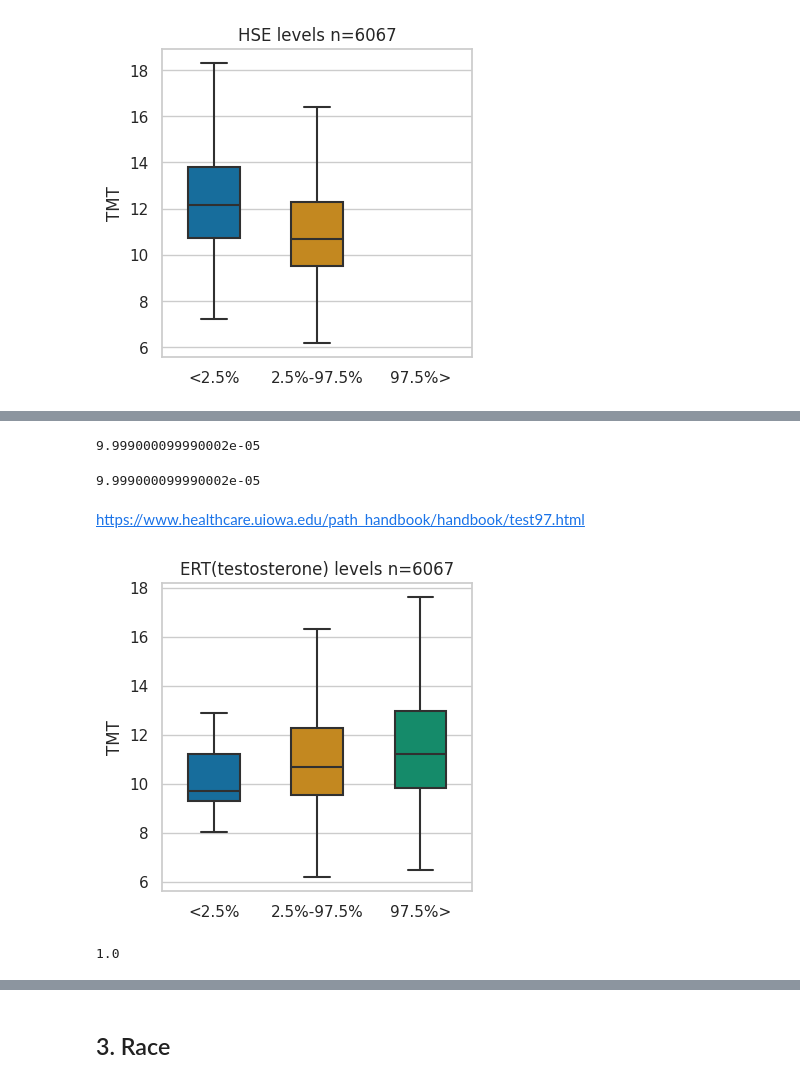
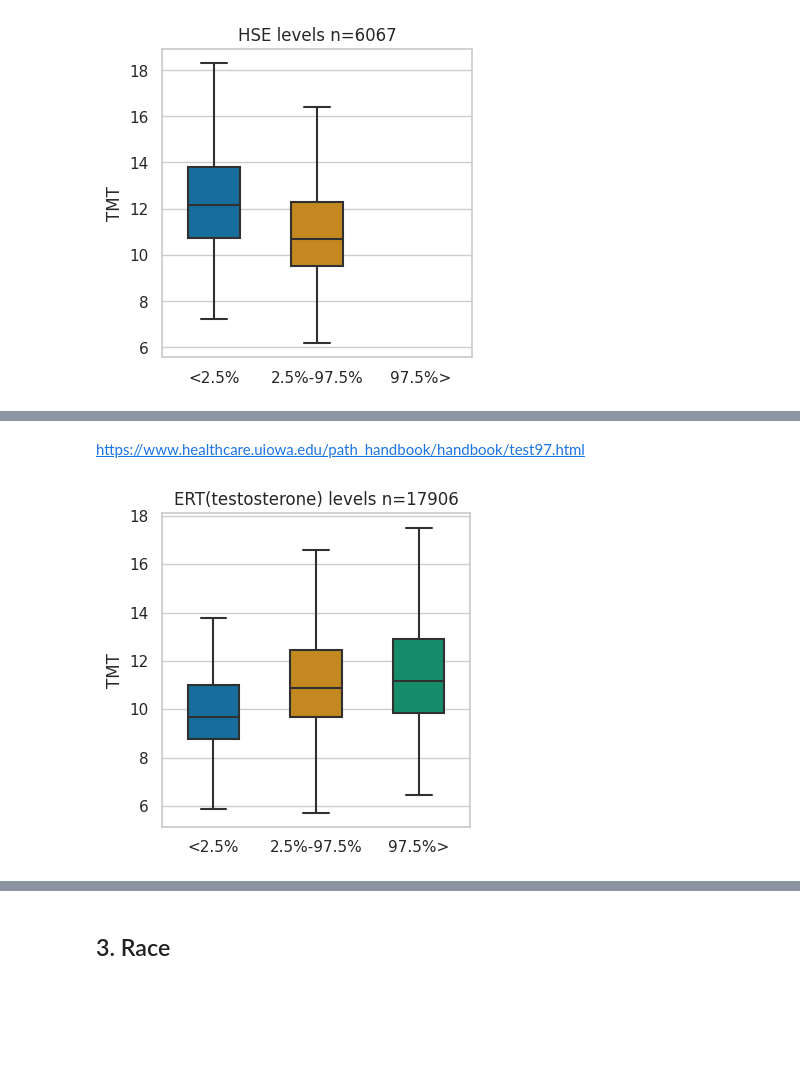
Before and after one commit to AIM-KannLab/itmt, a Jupyter notebook: ABCD-plots.ipynb, the cells around one changed output, grey strips where cells are left out. Cells and saved outputs as stored; diff of their text form; code cells hidden in the pictures; blank space fills up the shorter version.

```diff
--- a/ABCD-plots.ipynb
+++ b/ABCD-plots.ipynb
@@ -344,0 +495,32 @@ plt.savefig('data/abcd_plots/counts.png', dpi=300)
+# %%
+import seaborn as sns
+import matplotlib.pyplot as plt
+sns.set(style="whitegrid", font_scale=1.5)
+
+
+fig, axes = plt.subplots(nrows=2, ncols=1, figsize=(13, 6),
+                         sharex=True, gridspec_kw=dict(height_ratios=(1, 3), hspace=0))
+
+
+#sns.countplot(    x="Age", data=df,   ax=axes[0],color='gray')
+
+
+sns.countplot(data=df, x="Age",ax=axes[0], hue="Geographic data",palette="colorblind", alpha=.7)
+
+axes[0].set_yscale("log")
+sns.violinplot(
+    x="Age", y="TMT PRED AVG filtered", hue="Sex", data=df,
+    split=True, #scale="count",
+    #scale_hue=False,
+    cut=0,
+    ax=axes[1],
+                palette="colorblind"
+)
+
+ax=plt.setp(axes[1].collections, alpha=.7)
+ax=plt.setp(axes[0].collections, alpha=.7)
+
+#axes[1].set_xticklabels(["Lunch (Female)", "Lunch (Male)", "Dinner (Female)", "Dinner (Male)"])
+#axes[1].set_xlabel("Time (Sex)")
+axes[1].legend("")
+axes[0].legend("")
@@ -781,21 +836,3 @@ plt.savefig('data/abcd_plots/hse_norms_quantiles.png', dpi=300)
-# %%
-res = permutation_test((list(df_hrm[df_hrm['HSE levels']=='2.5%-97.5%']['HSE']),
-                       list(df_hrm[df_hrm['HSE levels']=='<2.5%']['HSE'])),
-                       statistic, n_resamples=10000,
-                       vectorized=True, alternative='less',
-                       random_state=42)
-res.pvalue
-# %% [output]
-9.999000099990002e-05
-# %%
-res = permutation_test((list(df_hrm[df_hrm['HSE levels']=='2.5%-97.5%']['TMT PRED AVG filtered']),
-                       list(df_hrm[df_hrm['HSE levels']=='<2.5%']['TMT PRED AVG filtered'])),
-                       statistic, n_resamples=10000,
-                       vectorized=True, alternative='less',
-                       random_state=42)
-res.pvalue
-# %% [output]
-9.999000099990002e-05
 # %% [markdown]
 https://www.healthcare.uiowa.edu/path_handbook/handbook/test97.html
 # %%
@@ -821,47 +858,48 @@ dict_ert_norms = {
 }
 
 act_list2 = []
+centile_dx_list=[]
 for idx in range(0, df_hrm.shape[0]):
 
     ert = df_hrm.iloc[idx]['ERT']
     gender =  df_hrm.iloc[idx]['gender']
     age = df_hrm.iloc[idx]['Age']
     #print(hse)
     first_q = dict_ert_norms[gender][age]['min']
     third_q = dict_ert_norms[gender][age]['max']
+
+    if df_hrm['gender'].iloc[idx]==2:
+        sex=2
+        centile_dx = find_exact_percentile_return_number(df_hrm['TMT PRED AVG filtered'].iloc[idx], age,df_centile_girls)
+    else:
+        sex=1
+        centile_dx = find_exact_percentile_return_number(df_hrm['TMT PRED AVG filtered'].iloc[idx], age, df_centile_boys)
+    centile_dx_list.append(centile_dx)
+
 
     if first_q > ert:
         act_list2.append('<2.5%')
     elif third_q > ert > first_q:
         act_list2.append('2.5%-97.5%')
     elif ert > third_q:
         act_list2.append('97.5%>')
     else:
         act_list2.append("No data")
 
 df_hrm['ERT Levels'] = act_list2
 df_hrm['Sex'] = df_hrm['gender'].map({2:'Female',1:'Male'})
-
+df_hrm['Centiles'] = centile_dx_list
 sns.set(rc={'figure.figsize':(4,4),'axes.facecolor':'white', 'figure.facecolor':'white'})
 sns.set_style("whitegrid")
 
 g=sns.boxplot(x='ERT Levels', y="TMT PRED AVG filtered", #hue="HSE Quantiles",
             order=['<2.5%','2.5%-97.5%','97.5%>'],
             data=df_hrm,
             showfliers = False,
             palette="colorblind",
             width=0.5)
 g.set_title("ERT(testosterone) levels n="+str(df_hrm.shape[0]))
 g.set(ylabel='TMT',xlabel="")
 plt.savefig('data/abcd_plots/ert_norms.png', dpi=300)
 # %% [output]
-[figure, old version]
+[figure, new version]
-# %%
-res = permutation_test((list(df_hrm[df_hrm['ERT Levels']=='97.5%>']['ERT']),
-                       list(df_hrm[df_hrm['ERT Levels']=='<2.5%']['ERT'])),
-                       statistic, n_resamples=10000,
-                       vectorized=True, alternative='less',
-                       random_state=42)
-res.pvalue
-# %% [output]
-1.0
```
Also changed, not shown: parts of 53 cells of this notebook, 4 other files.
